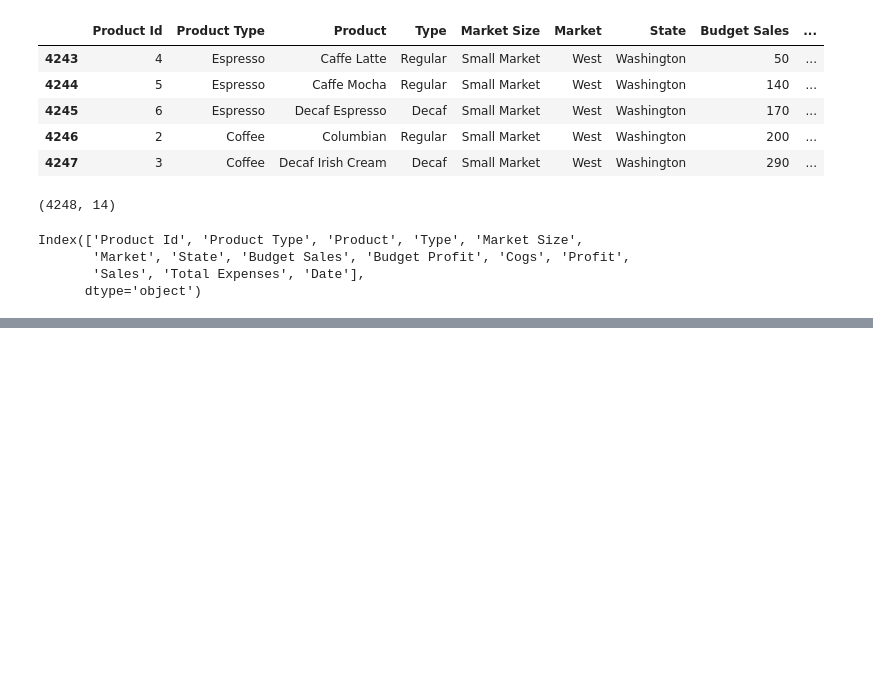
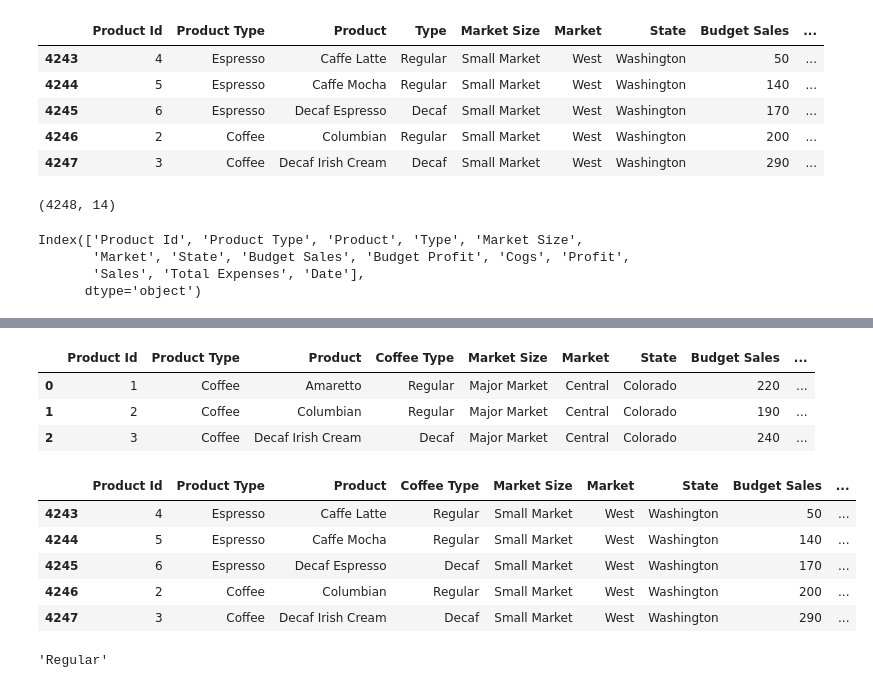
Before and after one commit to alishanstyles/CoffeeChain, a Jupyter notebook: startercode.ipynb, the cells around one changed output, grey strips where cells are left out. Drawn from its saved outputs; the diff is of its cells as text; code cells hidden in the pictures; blank space fills up the shorter version.

```diff
--- a/startercode.ipynb
+++ b/startercode.ipynb
@@ -33,0 +106,20 @@ Index(['Product Id', 'Product Type', 'Product', 'Type', 'Market Size',
+# %%
+df.iloc[:3, :]
+# %% [output]
+|  | Product Id | Product Type | Product | Coffee Type | Market Size | Market | State | Budget Sales | ... |
+| 0 | 1 | Coffee | Amaretto | Regular | Major Market | Central | Colorado | 220 | ... |
+| 1 | 2 | Coffee | Columbian | Regular | Major Market | Central | Colorado | 190 | ... |
+| 2 | 3 | Coffee | Decaf Irish Cream | Decaf | Major Market | Central | Colorado | 240 | ... |
+# %%
+df.iloc[-5:, :]
+# %% [output]
+|  | Product Id | Product Type | Product | Coffee Type | Market Size | Market | State | Budget Sales | ... |
+| 4243 | 4 | Espresso | Caffe Latte | Regular | Small Market | West | Washington | 50 | ... |
+| 4244 | 5 | Espresso | Caffe Mocha | Regular | Small Market | West | Washington | 140 | ... |
+| 4245 | 6 | Espresso | Decaf Espresso | Decaf | Small Market | West | Washington | 170 | ... |
+| 4246 | 2 | Coffee | Columbian | Regular | Small Market | West | Washington | 200 | ... |
+| 4247 | 3 | Coffee | Decaf Irish Cream | Decaf | Small Market | West | Washington | 290 | ... |
+# %%
+df.loc[0, 'Coffee Type']
+# %% [output]
+'Regular'
```
Also changed, not shown: parts of 7 cells of this notebook.
